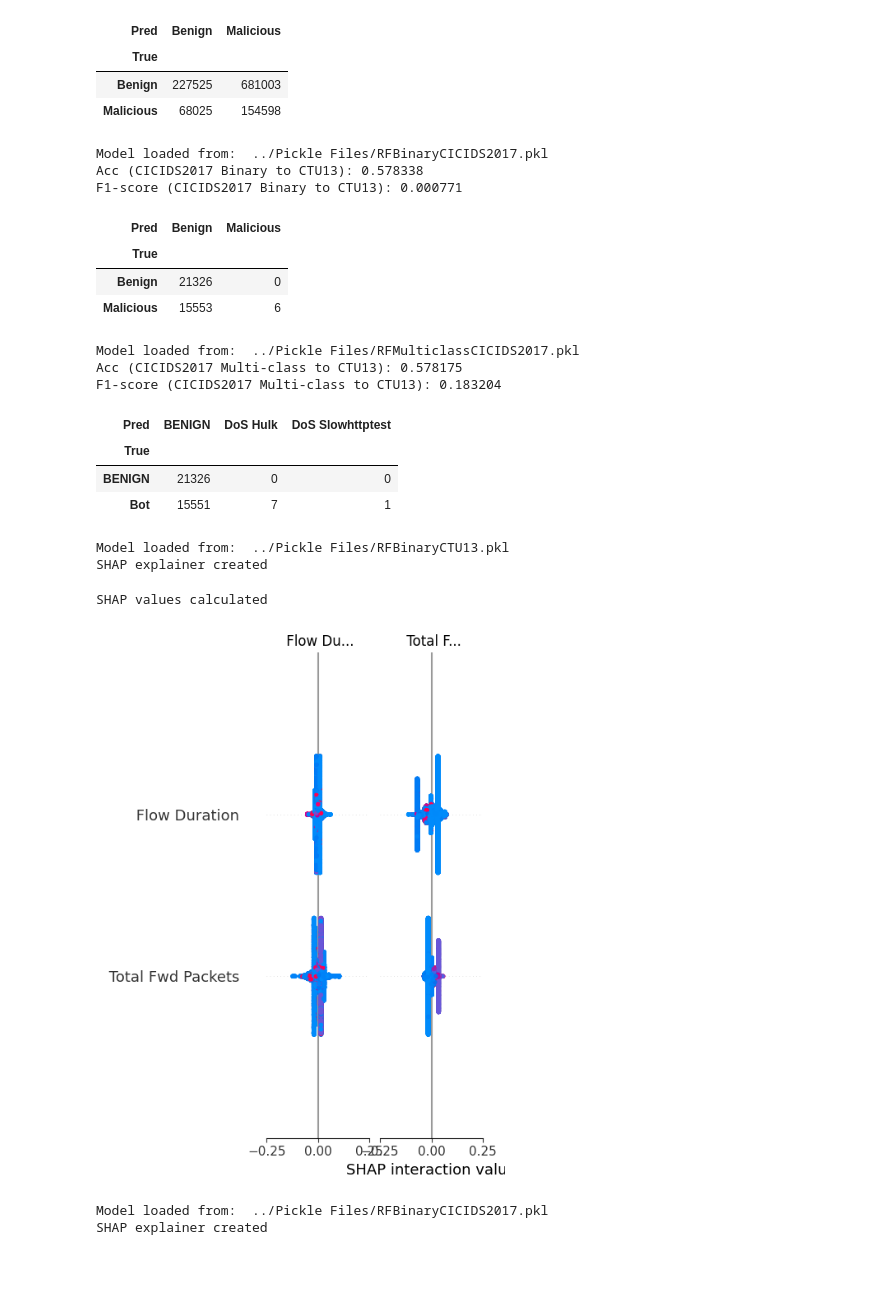
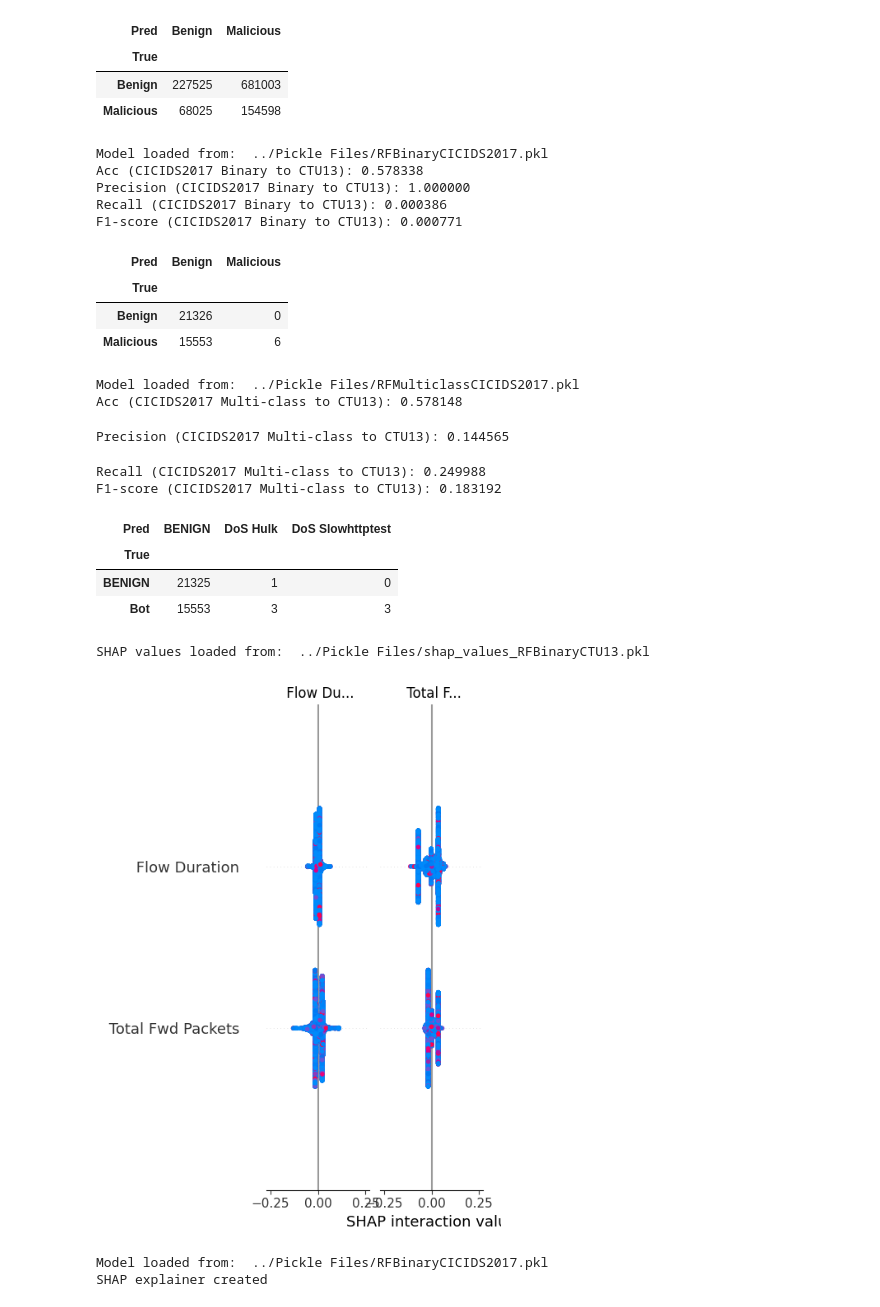
Before and after one commit to bedair81/Code-NIDS-ML-KCL, a Jupyter notebook: code/trainRandomForest.ipynb, the cells around one changed output. Saved outputs shown, nothing was run; the diff lists cells and outputs as text; code cells hidden in the pictures; blank space fills up the shorter version.

```diff
--- a/code/trainRandomForest.ipynb
+++ b/code/trainRandomForest.ipynb
@@ -310,11 +310,15 @@ with open('../Pickle Files/RFBinaryCICIDS2017.pkl', 'rb') as file:
 # Test on CTU13 dataset
 predictions_bin = rfClf_bin.predict(test_ctu13[features])
 print("Acc (CICIDS2017 Binary to CTU13): {:3f}".format(accuracy_score(test_ctu13['GT'], predictions_bin)))
+print("Precision (CICIDS2017 Binary to CTU13): {:3f}".format(precision_score(test_ctu13['GT'], predictions_bin, pos_label='Malicious')))
+print("Recall (CICIDS2017 Binary to CTU13): {:3f}".format(recall_score(test_ctu13['GT'], predictions_bin, pos_label='Malicious')))
 print("F1-score (CICIDS2017 Binary to CTU13): {:3f}".format(f1_score(test_ctu13['GT'], predictions_bin, pos_label='Malicious')))
 pd.crosstab(test_ctu13['GT'], predictions_bin, rownames=['True'], colnames=['Pred'])
 # %% [output]
 Model loaded from:  ../Pickle Files/RFBinaryCICIDS2017.pkl
 Acc (CICIDS2017 Binary to CTU13): 0.578338
+Precision (CICIDS2017 Binary to CTU13): 1.000000
+Recall (CICIDS2017 Binary to CTU13): 0.000386
 F1-score (CICIDS2017 Binary to CTU13): 0.000771
 | Pred | Benign | Malicious |
 | True |  |  |
@@ -333,16 +337,20 @@ with open('../Pickle Files/RFMulticlassCICIDS2017.pkl', 'rb') as file:
 # Test on CTU13 dataset
 predictions_multi = rfClf_multi.predict(test_ctu13[features])
 print("Acc (CICIDS2017 Multi-class to CTU13): {:3f}".format(accuracy_score(test_ctu13[' Label'], predictions_multi)))
+print("Precision (CICIDS2017 Multi-class to CTU13): {:3f}".format(precision_score(test_ctu13[' Label'], predictions_multi, average='macro')))
+print("Recall (CICIDS2017 Multi-class to CTU13): {:3f}".format(recall_score(test_ctu13[' Label'], predictions_multi, average='macro')))
 print("F1-score (CICIDS2017 Multi-class to CTU13): {:3f}".format(f1_score(test_ctu13[' Label'], predictions_multi, average='macro')))
 pd.crosstab(test_ctu13[' Label'], predictions_multi, rownames=['True'], colnames=['Pred'])
 # %% [output]
 Model loaded from:  ../Pickle Files/RFMulticlassCICIDS2017.pkl
-Acc (CICIDS2017 Multi-class to CTU13): 0.578175
-F1-score (CICIDS2017 Multi-class to CTU13): 0.183204
+Acc (CICIDS2017 Multi-class to CTU13): 0.578148
+Precision (CICIDS2017 Multi-class to CTU13): 0.144565
+Recall (CICIDS2017 Multi-class to CTU13): 0.249988
+F1-score (CICIDS2017 Multi-class to CTU13): 0.183192
 | Pred | BENIGN | DoS Hulk | DoS Slowhttptest |
 | True |  |  |  |
-| BENIGN | 21326 | 0 | 0 |
-| Bot | 15551 | 7 | 1 |
+| BENIGN | 21325 | 1 | 0 |
+| Bot | 15553 | 3 | 3 |
 # %%
 # Train test splits for both datasets
 train_ctu13, test_ctu13 = train_test_split(CTU13_df, test_size=0.4, stratify=CTU13_df['GT'])
@@ -353,21 +361,33 @@ with open('../Pickle Files/RFBinaryCTU13.pkl', 'rb') as file:
     rfClf_bin_ctu13 = pickle.load(file)
     print("Model loaded from: ", file.name)
 
-# Create a SHAP explainer
+# Create a SHAP explainer using gputreexplainer
 explainer_ctu13 = shap.TreeExplainer(rfClf_bin_ctu13, test_ctu13[features])
 print("SHAP explainer created")
 
 # Get SHAP values
-shap_values_ctu13 = explainer_ctu13(test_ctu13[features])
+shap_values_ctu13 = explainer_ctu13.shap_values(test_ctu13[features])
 print("SHAP values calculated")
+
+# Save SHAP values to a .pkl file
+with open('../Pickle Files/shap_values_RFBinaryCTU13.pkl', 'wb') as file:
+    pickle.dump(shap_values_ctu13, file)
+    print("SHAP values saved to: ", file.name)
-# %% [output]
-Model loaded from:  ../Pickle Files/RFBinaryCTU13.pkl
-SHAP explainer created
-SHAP values calculated
-# %%
-shap.summary_plot(shap_values_ctu13, test_ctu13[features], plot_type="bar", class_names=test_ctu13['GT'], feature_names=features, show=False)
-# %% [output]
-[figure, removed]
+# %%
+# Train test splits for both datasets
+train_ctu13, test_ctu13 = train_test_split(CTU13_df, test_size=0.4, stratify=CTU13_df['GT'])
+train_cicids, test_cicids = train_test_split(CICIDS2017_df, test_size=0.4, stratify=CICIDS2017_df['GT'])
+
+# Load SHAP values from a .pkl file
+with open('../Pickle Files/shap_values_RFBinaryCTU13.pkl', 'rb') as file:
+    shap_values_ctu13 = pickle.load(file)
+    print("SHAP values loaded from: ", file.name)
+
+# Create a SHAP summary plot for the Random Forest model trained and tested on CTU13 dataset
+shap.summary_plot(shap_values_ctu13, test_ctu13[features], plot_type="bar", class_names=test_ctu13['GT'], feature_names=features, show=False)
+# %% [output]
+SHAP values loaded from:  ../Pickle Files/shap_values_RFBinaryCTU13.pkl
+[figure, added]
 # %%
 # Load the binary Random Forest model trained on CICIDS2017 dataset
 with open('../Pickle Files/RFBinaryCICIDS2017.pkl', 'rb') as file:
```
Also changed, not shown: parts of 2 cells of this notebook, 1 other file.
